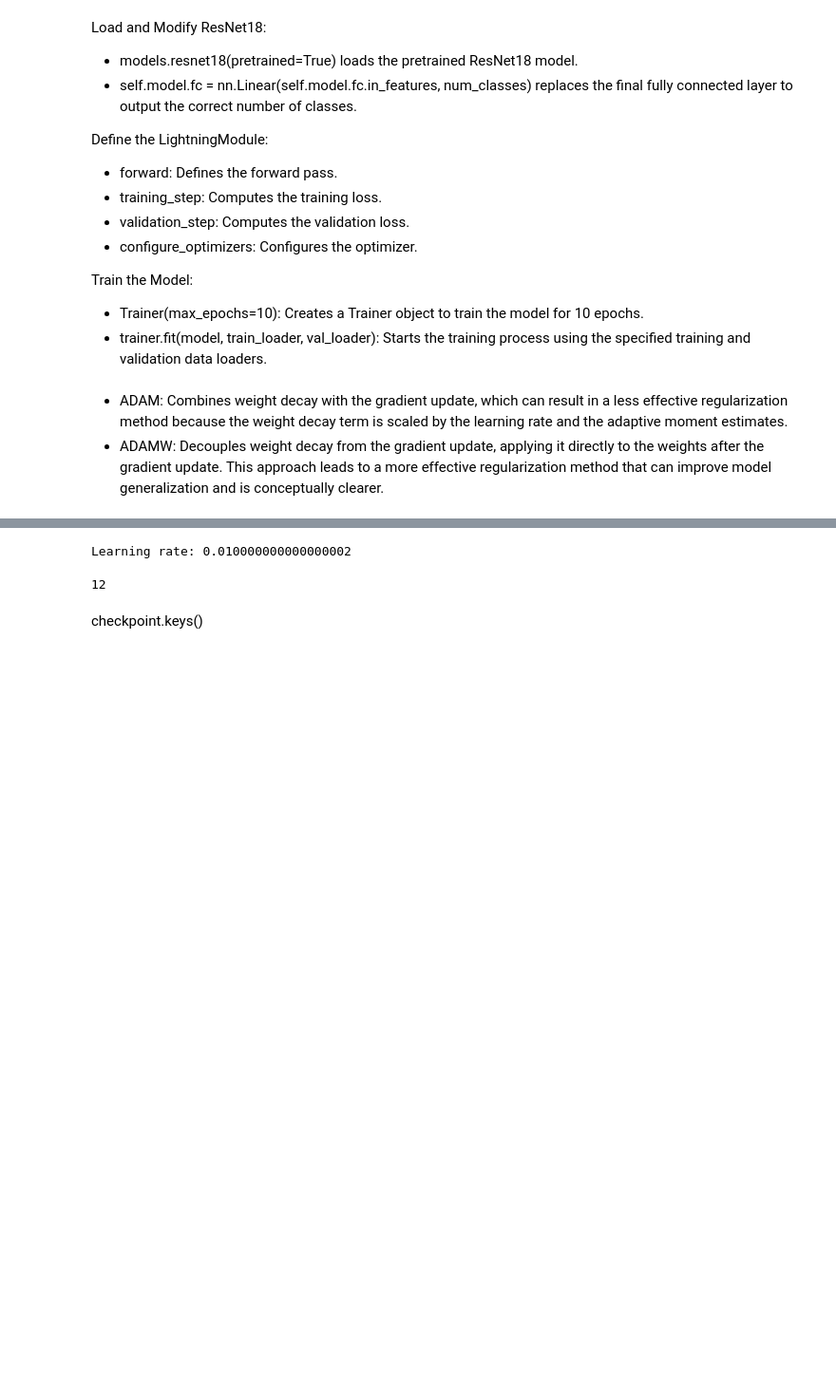
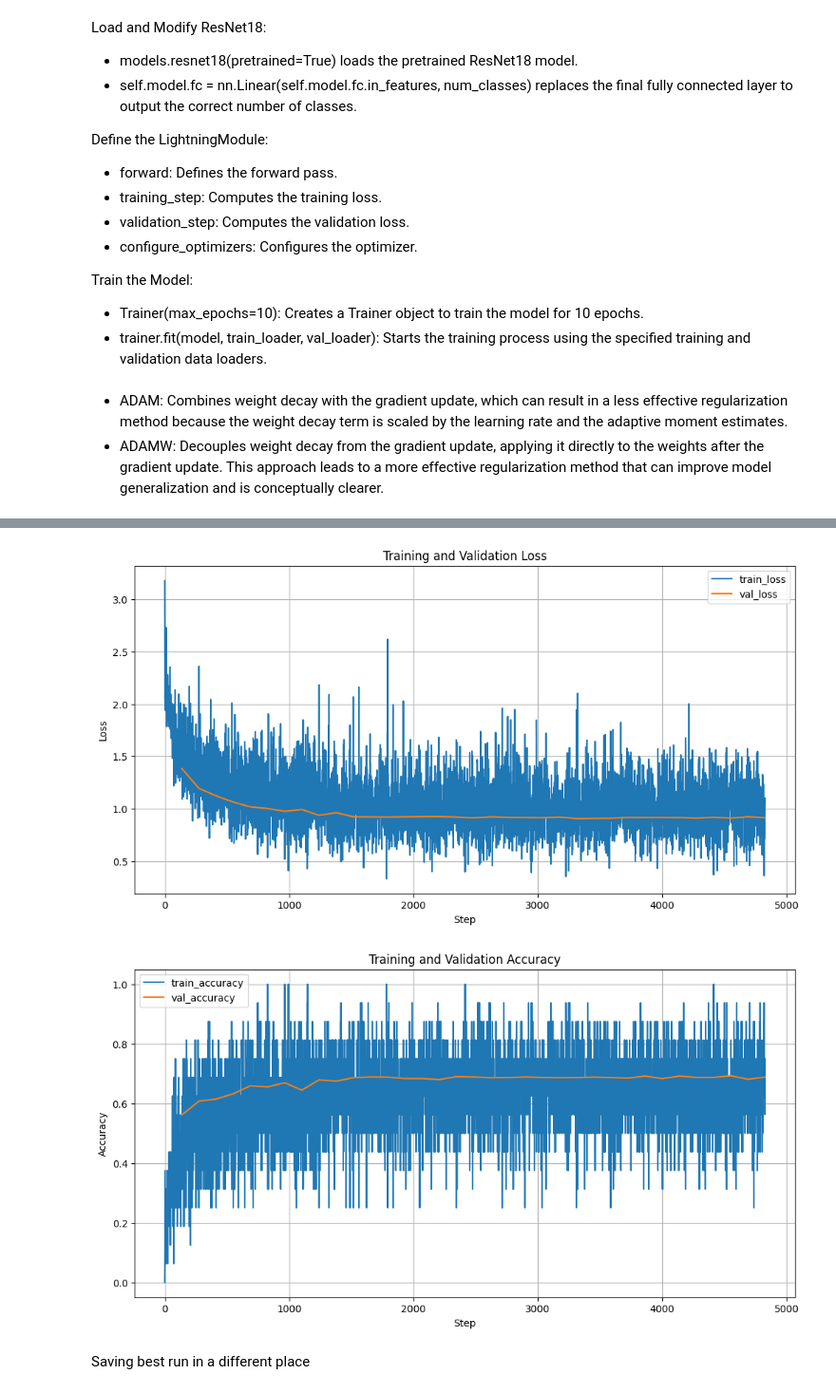
Before and after one commit to gkukse/Mushrooms_classification, a Jupyter notebook: Model.ipynb, the cells around one changed output, grey strips where cells are left out. Shown at 95% size. Saved outputs shown, nothing was run; the diff lists cells and outputs as text; code cells hidden in the pictures; blank space fills up the shorter version.

```diff
--- a/Model.ipynb
+++ b/Model.ipynb
@@ -398 +366,9 @@ Epoch 10, global step 99: 'val_accuracy' was not in top 1
+# %%
+
+help_tool.loss_accuracy_plots('tb_logs\mushroom_classification\\version_1\events.out.tfevents.1722431218.Sharaz-PC.15716.0')
+# %% [output]
+[figure, added]
+[figure, added]
+# %% [markdown]
+Saving best run in a different place
 # %%
@@ -400,21 +377,0 @@ model = MyLightningModule.load_from_checkpoint("checkpoints\mushroom-classifier-
-# %%
-from pytorch_lightning import Trainer
-
-# Load the model from checkpoint
-model = MyLightningModule.load_from_checkpoint("checkpoints\mushroom-classifier-epoch=12-val_accuracy=0.42.ckpt")
-
-# Create an optimizer instance as per the model's configuration
-optimizer = torch.optim.AdamW(model.parameters(), lr=1e-3)  # lr is initial, real lr is in state_dict
-
-# Load the optimizer state into the new optimizer
-optimizer.load_state_dict(checkpoint['optimizer_states'][0])
-
-# Inspect the learning rate from the optimizer state
-for param_group in optimizer.param_groups:
-    print(f"Learning rate: {param_group['lr']}")
-# %% [output]
-Learning rate: 0.010000000000000002
-# %%
-checkpoint.get('epoch', None)
-# %% [output]
-12
@@ -455,2 +377,0 @@ print(f"F1 Score: {f1.compute()}")
-# %% [markdown]
-checkpoint.keys()
```
Also changed, not shown: parts of 49 cells of this notebook, 2 other files.
